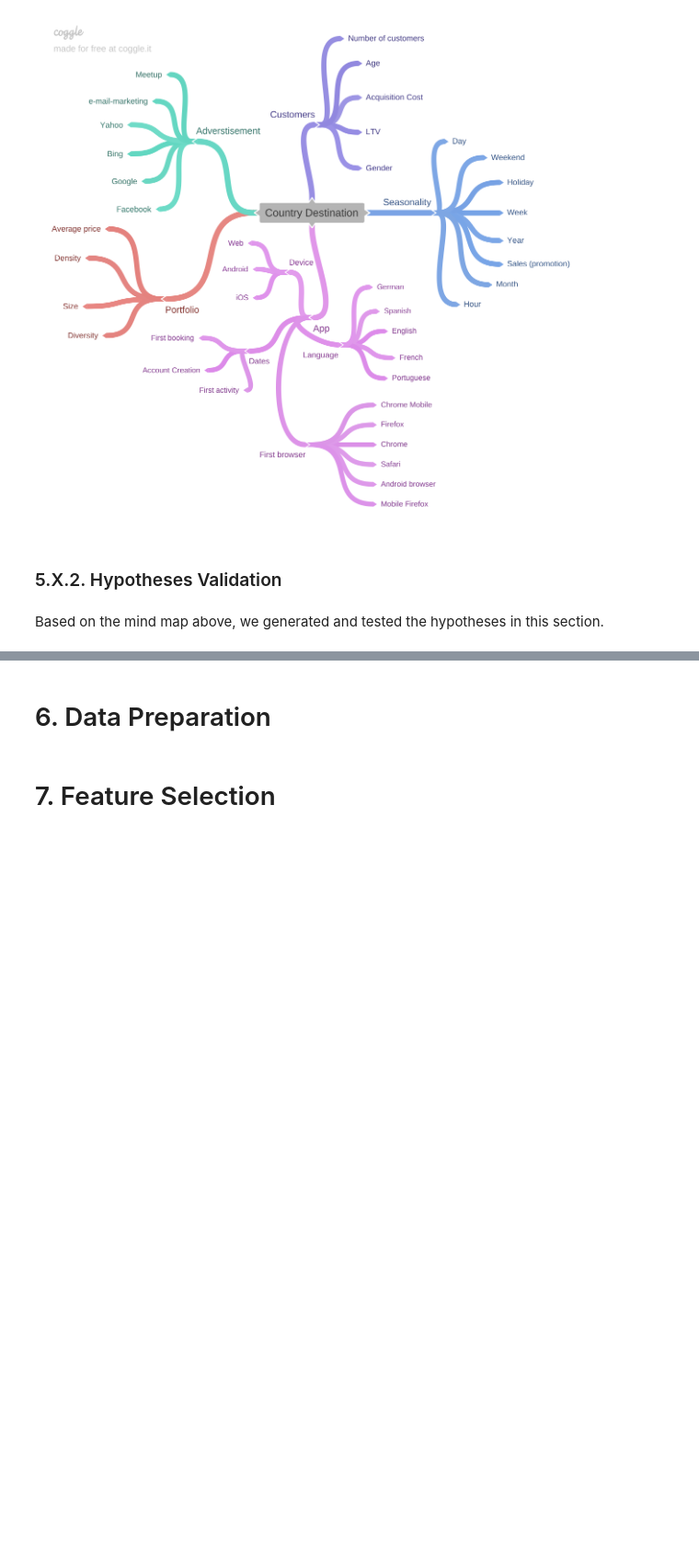
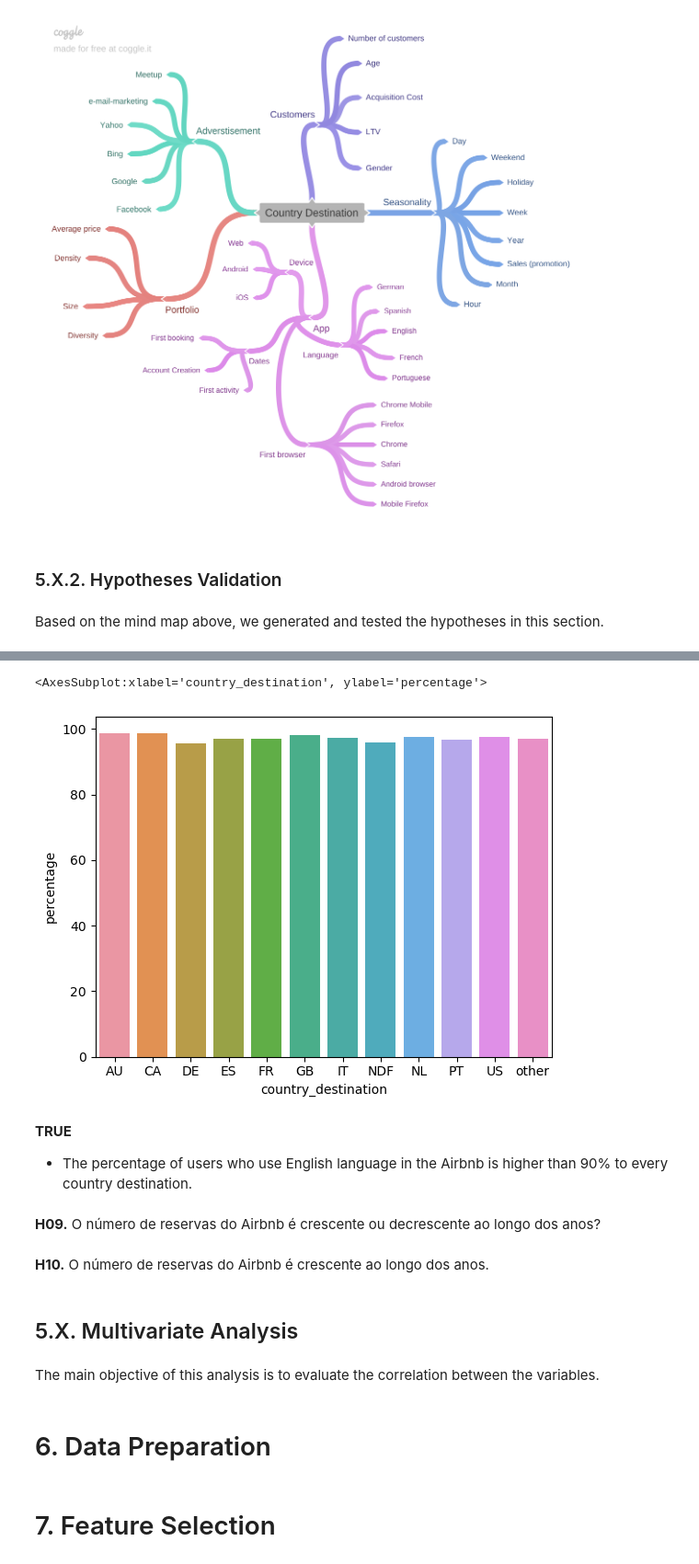
Before and after one commit to lucasquemelli/airbnb, a Jupyter notebook: airbnb.ipynb, the cells around one changed output, grey strips where cells are left out. Shown at 92% size. Cells and saved outputs as stored; diff of their text form; code cells hidden in the pictures; blank space fills up the shorter version.

```diff
--- a/airbnb.ipynb
+++ b/airbnb.ipynb
@@ -1430,0 +1460,38 @@ The main objective of this analysis is to evaluate the correlation between the v
+# %%
+for i in range(len(aux01)):
+
+        if (aux01.loc[i, "country_destination"] == "AU"):
+            aux01.loc[i, "total_count"] = 526
+
+        elif (aux01.loc[i, "country_destination"] == "CA"):
+            aux01.loc[i, "total_count"] = 1385
+
+        elif (aux01.loc[i, "country_destination"] == "DE"):
+            aux01.loc[i, "total_count"] = 1033
+
+        elif (aux01.loc[i, "country_destination"] == "ES"):
+            aux01.loc[i, "total_count"] = 2203
+
+        elif (aux01.loc[i, "country_destination"] == "FR"):
+            aux01.loc[i, "total_count"] = 4881
+
+        elif (aux01.loc[i, "country_destination"] == "GB"):
+            aux01.loc[i, "total_count"] = 2285
+
+        elif (aux01.loc[i, "country_destination"] == "IT"):
+            aux01.loc[i, "total_count"] = 2776
+
+        elif (aux01.loc[i, "country_destination"] == "NDF"):
+            aux01.loc[i, "total_count"] = 119810
+
+        elif (aux01.loc[i, "country_destination"] == "NL"):
+            aux01.loc[i, "total_count"] = 746
+
+        elif (aux01.loc[i, "country_destination"] == "PT"):
+            aux01.loc[i, "total_count"] = 213
+
+        elif (aux01.loc[i, "country_destination"] == "US"):
+            aux01.loc[i, "total_count"] = 60800
+
+        else:
+            aux01.loc[i, "total_count"] = 9935
@@ -1431,3 +1516,21 @@ The main objective of this analysis is to evaluate the correlation between the v
+# %%
+aux03 = aux01[aux01["language"] == "en"][["country_destination", "percentage"]]
+sns.barplot(x="country_destination", y="percentage", data=aux03)
+# %% [output]
+<AxesSubplot:xlabel='country_destination', ylabel='percentage'>
+[figure, added]
+# %% [markdown]
+**TRUE**
+
+- The percentage of users who use English language in the Airbnb is higher than 90% to every country destination.
+# %% [markdown]
+**H09.** O número de reservas do Airbnb é crescente ou decrescente ao longo dos anos?
+# %% [markdown]
+**H10.** O número de reservas do Airbnb é crescente ao longo dos anos.
+# %% [markdown]
+## 5.X. Multivariate Analysis
+# %% [markdown]
+The main objective of this analysis is to evaluate the correlation between the variables.
 # %% [markdown]
 # 6. Data Preparation
 # %%
```
Also changed, not shown: parts of 79 cells of this notebook.
